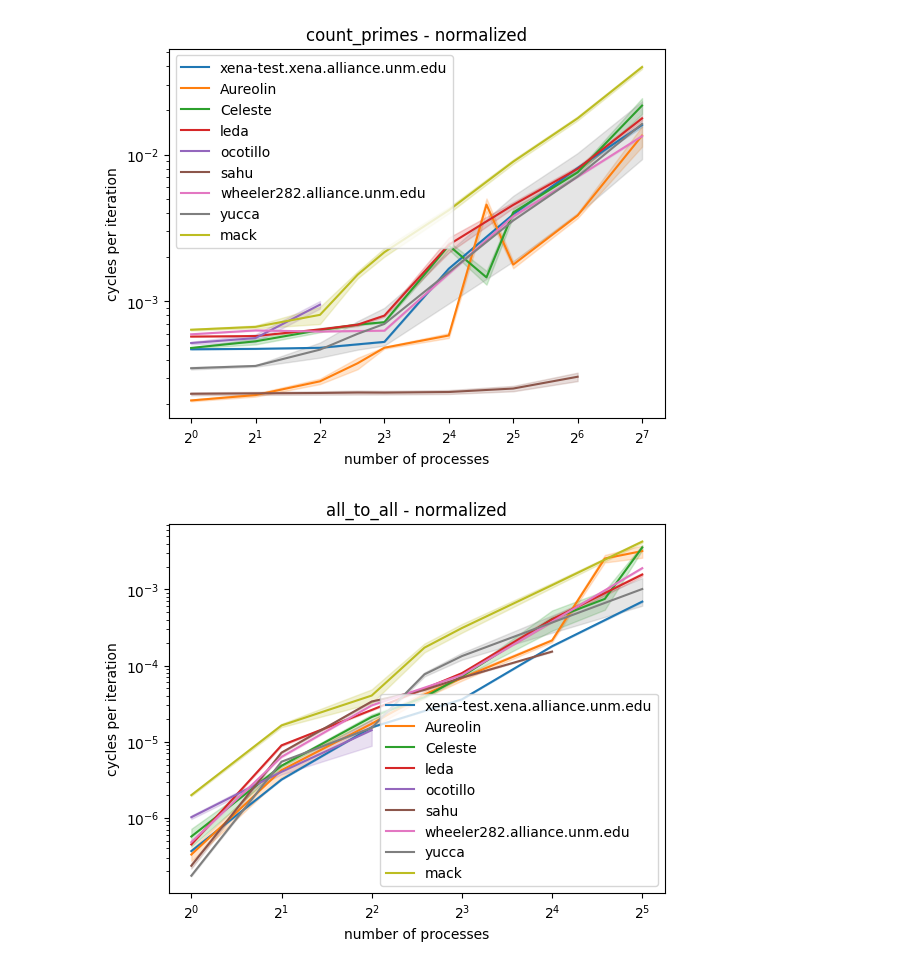
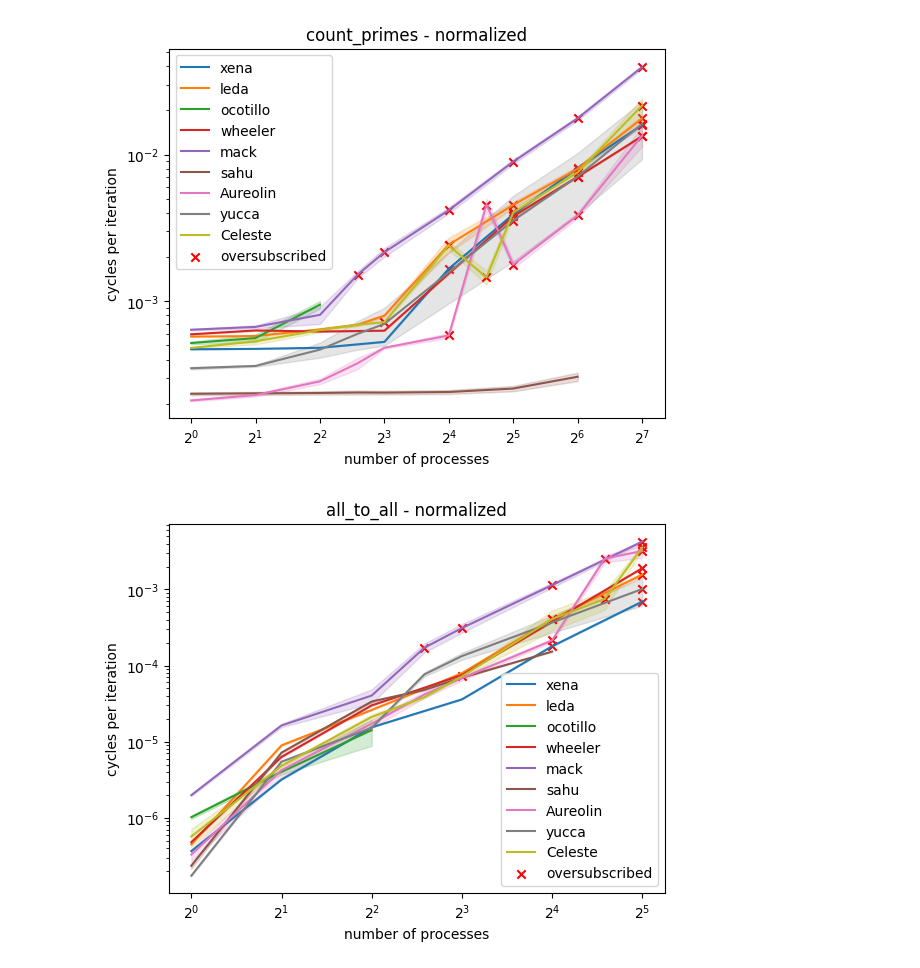
Before and after one commit to JStewart28/CS542-Project, a Jupyter notebook: code/Python/analysis.ipynb, the cells around one changed output. Saved outputs shown, nothing was run; the diff lists cells and outputs as text; code cells hidden in the pictures.

```diff
--- a/code/Python/analysis.ipynb
+++ b/code/Python/analysis.ipynb
@@ -10,24 +10,24 @@ hostnames = set(df["hostname"].values)
 benchmarks = set(df["benchmark"].values)
 colors = list(mcolors.TABLEAU_COLORS.keys())
 # %%
-supercomputers = ["wheeler282.alliance.unm.edu", "xena-test.xena.alliance.unm.edu"]
+supercomputers = ["wheeler", "xena"]
 clock_speeds = {
-    "xena-test.xena.alliance.unm.edu": 2.60,
+    "xena": 2.60,
     "yucca": 2.4,
     "leda": 3.6,
     "Aureolin": 2.688,
-    "wheeler282.alliance.unm.edu": 2.67,
+    "wheeler": 2.67,
     "Celeste": 3.2,
     "ocotillo": 2.4,
     "mack": 3.5,
     "sahu": 2.0,
 }
 num_cores = {
-    "xena-test.xena.alliance.unm.edu": 16,
+    "xena": 16,
     "yucca": 16,
     "leda": 16,
     "Aureolin": 10,
-    "wheeler282.alliance.unm.edu": 8,
+    "wheeler": 8,
     "Celeste": 6,
     "ocotillo": 4,
     "mack": 4,
@@ -55,6 +55,17 @@ for benchmark in benchmarks:
 
         ax.fill_between(nprocs, avg + std, avg - std, alpha=0.2, color=colors[i])
         ax.plot(nprocs, avg, label=hostname, color=colors[i])
+
+        oversubscribed = series[series["oversubscribed"] == 1]
+        avg = oversubscribed.groupby("num_procs", as_index=False)["avg_time"].mean()
+        nprocs = avg["num_procs"]
+        avg = avg["avg_time"]
+
+        if i == len(hostnames) - 1:
+            ax.scatter(nprocs, avg, label="oversubscribed", marker="x", color="red")
+        else:
+            ax.scatter(nprocs, avg, marker="x", color="red")
+
     ax.set_xscale("log", base=2)
     ax.set_yscale("log")
     ax.legend()
@@ -68,27 +79,37 @@ for benchmark in benchmarks:
 # %%
 for benchmark in benchmarks:
     fig, ax = plt.subplots()
     ax.set_title(benchmark + " - normalized")
     bench_df = df[df["benchmark"] == benchmark]
     for i, hostname in enumerate(hostnames):
         series = bench_df[bench_df["hostname"] == hostname]
         avg = series.groupby("num_procs", as_index=False)["norm"].mean()
         std = series.groupby("num_procs", as_index=False)["norm_std"].mean()
         nprocs = avg["num_procs"]
         avg = avg["norm"]
         std = std["norm_std"]
 
         ax.fill_between(nprocs, avg + std, avg - std, alpha=0.2, color=colors[i])
         ax.plot(nprocs, avg, label=hostname, color=colors[i])
+
+        oversubscribed = series[series["oversubscribed"] == 1]
+        avg = oversubscribed.groupby("num_procs", as_index=False)["norm"].mean()
+        nprocs = avg["num_procs"]
+        avg = avg["norm"]
+
+        if i == len(hostnames) - 1:
+            ax.scatter(nprocs, avg, label="oversubscribed", marker="x", color="red")
+        else:
+            ax.scatter(nprocs, avg, marker="x", color="red")
     ax.set_xscale("log", base=2)
     ax.set_yscale("log")
     ax.legend()
     ax.set_xlabel("number of processes")
     ax.set_ylabel("cycles per iteration")
     plt.savefig(benchmark + "_normalized.pdf", bbox_inches="tight")
     plt.show()
 # %% [output]
-[figure, old version]
+[figure, new version]
-[figure, old version]
+[figure, new version]
 # %%
 fig, ax = plt.subplots()
```
Also changed, not shown: parts of 4 cells of this notebook, 18 other files.
